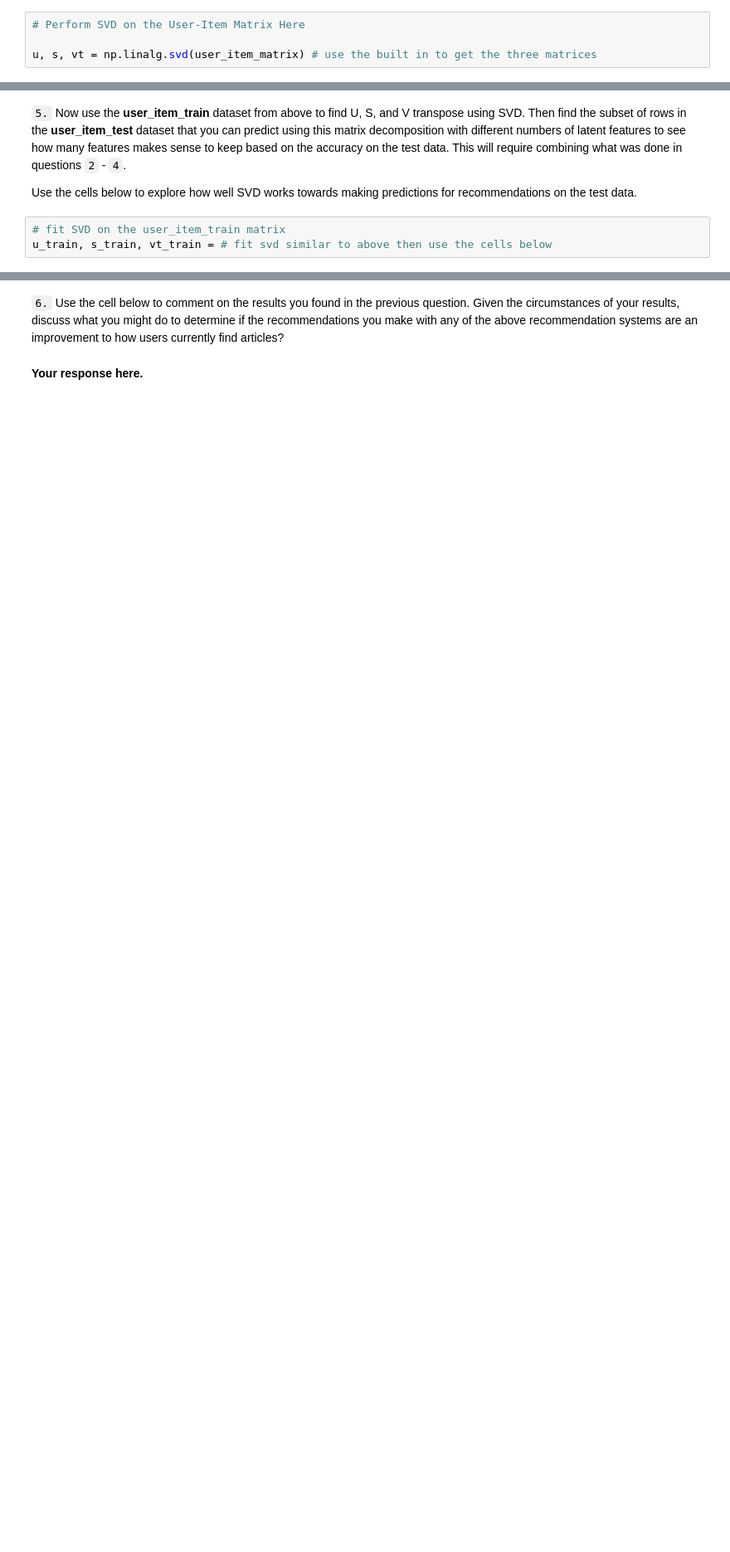
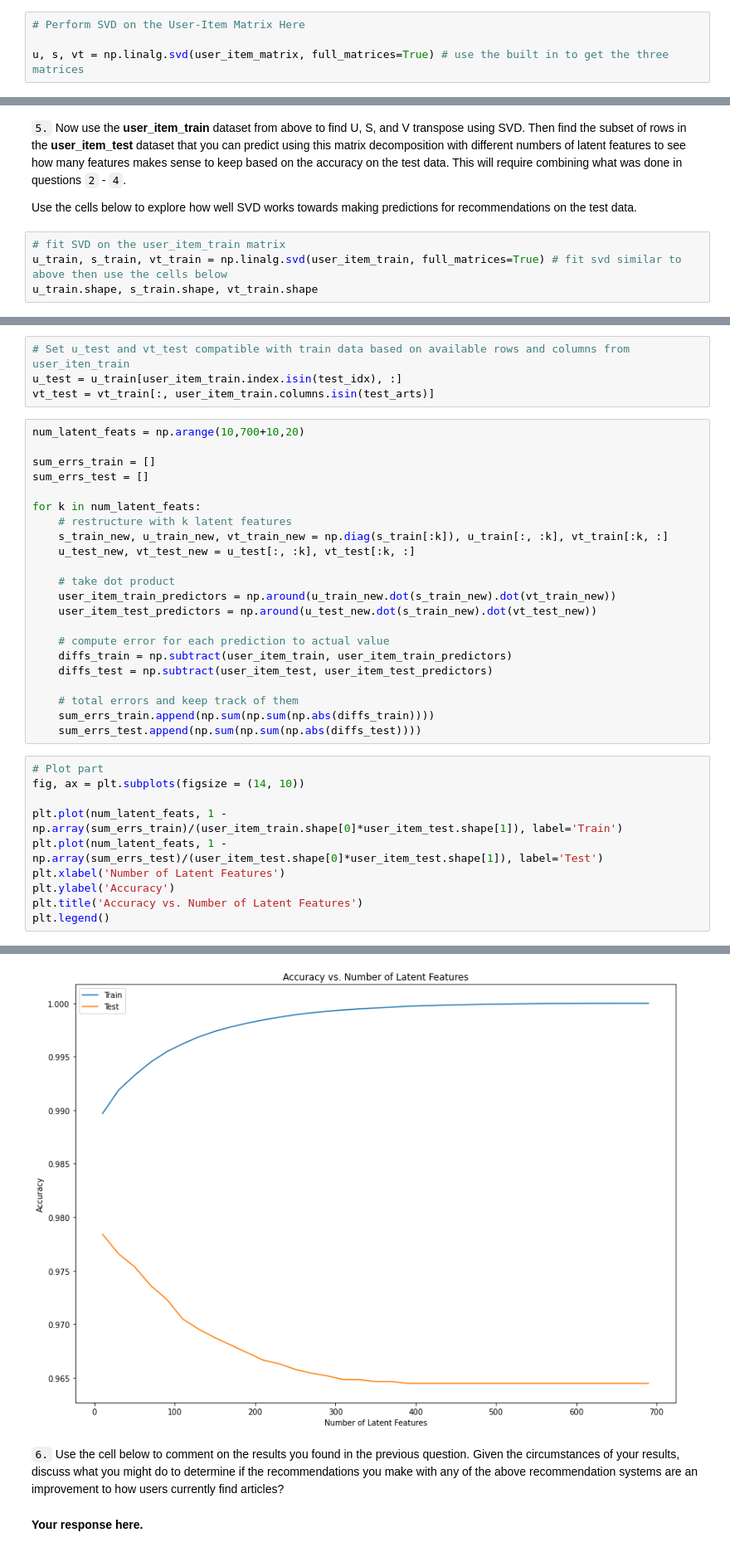
Before and after one commit to mguidoti/DSND-p5-recommendation_engine, a Jupyter notebook: Recommendations_with_IBM.ipynb, the cells around one changed output, grey strips where cells are left out. Shown at 83% size. Drawn from its saved outputs; the diff is of its cells as text; blank space fills up the shorter version.

Commit message:
feat: Add code for Q3-5 for Part V

```diff
--- a/Recommendations_with_IBM.ipynb
+++ b/Recommendations_with_IBM.ipynb
@@ -732,7 +732,7 @@ user_item_matrix.head()
 # %%
 # Perform SVD on the User-Item Matrix Here
 
-u, s, vt = np.linalg.svd(user_item_matrix) # use the built in to get the three matrices
+u, s, vt = np.linalg.svd(user_item_matrix, full_matrices=True) # use the built in to get the three matrices
 # %% [markdown]
 **Provide your response here.**
 
@@ -818,4 +859,5 @@ t.sol_4_test(sol_4_dict)
 Use the cells below to explore how well SVD works towards making predictions for recommendations on the test data.
 # %%
 # fit SVD on the user_item_train matrix
-u_train, s_train, vt_train = # fit svd similar to above then use the cells below
+u_train, s_train, vt_train = np.linalg.svd(user_item_train, full_matrices=True) # fit svd similar to above then use the cells below
+u_train.shape, s_train.shape, vt_train.shape
@@ -824,0 +866,37 @@ u_train, s_train, vt_train = # fit svd similar to above then use the cells below
+# %%
+# Set u_test and vt_test compatible with train data based on available rows and columns from user_iten_train
+u_test = u_train[user_item_train.index.isin(test_idx), :]
+vt_test = vt_train[:, user_item_train.columns.isin(test_arts)]
+# %%
+num_latent_feats = np.arange(10,700+10,20)
+
+sum_errs_train = []
+sum_errs_test = []
+
+for k in num_latent_feats:
+    # restructure with k latent features
+    s_train_new, u_train_new, vt_train_new = np.diag(s_train[:k]), u_train[:, :k], vt_train[:k, :]
+    u_test_new, vt_test_new = u_test[:, :k], vt_test[:k, :]
+
+    # take dot product
+    user_item_train_predictors = np.around(u_train_new.dot(s_train_new).dot(vt_train_new))
+    user_item_test_predictors = np.around(u_test_new.dot(s_train_new).dot(vt_test_new))
+
+    # compute error for each prediction to actual value
+    diffs_train = np.subtract(user_item_train, user_item_train_predictors)
+    diffs_test = np.subtract(user_item_test, user_item_test_predictors)
+
+    # total errors and keep track of them
+    sum_errs_train.append(np.sum(np.sum(np.abs(diffs_train))))
+    sum_errs_test.append(np.sum(np.sum(np.abs(diffs_test))))
+# %%
+# Plot part
+fig, ax = plt.subplots(figsize = (14, 10))
+
+plt.plot(num_latent_feats, 1 - np.array(sum_errs_train)/(user_item_train.shape[0]*user_item_test.shape[1]), label='Train')
+plt.plot(num_latent_feats, 1 - np.array(sum_errs_test)/(user_item_test.shape[0]*user_item_test.shape[1]), label='Test')
+plt.xlabel('Number of Latent Features')
+plt.ylabel('Accuracy')
+plt.title('Accuracy vs. Number of Latent Features')
+plt.legend()
+# %% [output]
@@ -825,3 +904,4 @@ u_train, s_train, vt_train = # fit svd similar to above then use the cells below
+[figure, added]
 # %% [markdown]
 `6.` Use the cell below to comment on the results you found in the previous question. Given the circumstances of your results, discuss what you might do to determine if the recommendations you make with any of the above recommendation systems are an improvement to how users currently find articles?
 # %% [markdown]
```
Also changed, not shown: parts of 10 cells of this notebook.
